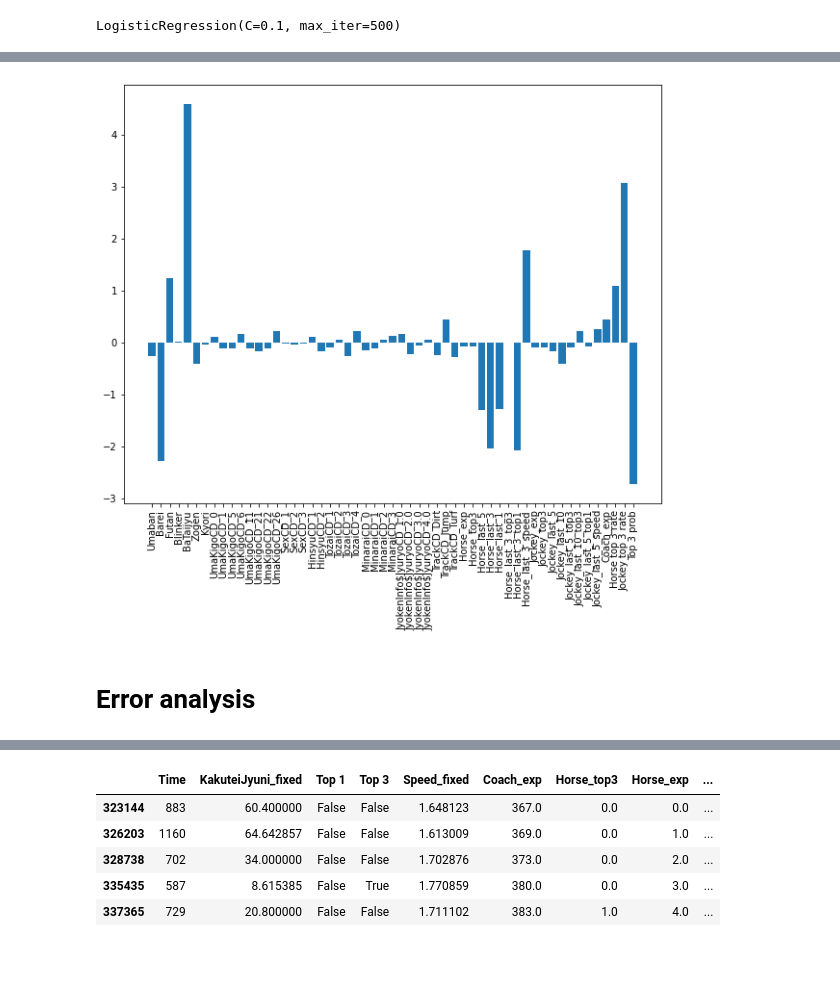
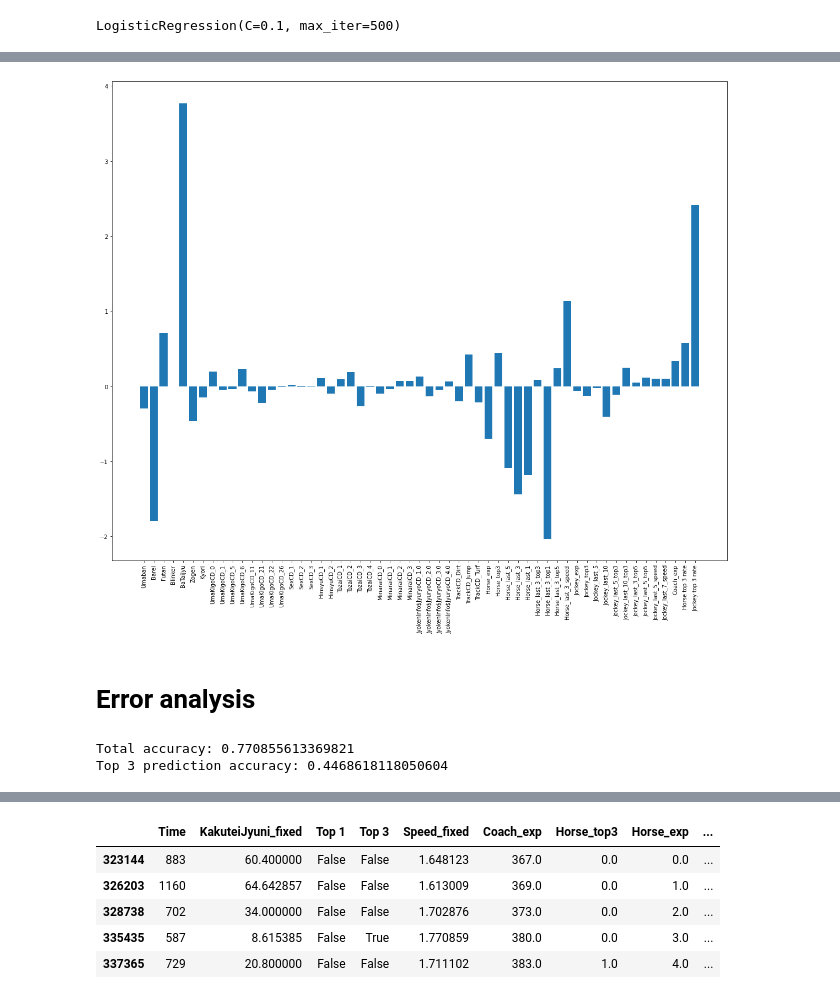
Before and after one commit to danhngan/Horse_racing_prediction, a Jupyter notebook: notebook/model.ipynb, the cells around one changed output, grey strips where cells are left out. Drawn from its saved outputs; the diff is of its cells as text; code cells hidden in the pictures; blank space fills up the shorter version.

Commit message:
fine tune dnn model

```diff
--- a/notebook/model.ipynb
+++ b/notebook/model.ipynb
@@ -147,7 +174,11 @@ df.isna().sum().sum()
 # %% [markdown]
 ## Split data
 # %%
-X_train, X_test, y_train, y_test, top3_train, top3_test, raceid_train, raceid_test = split_data(df.reset_index(drop=True), target_col='Top 3',
+X = df
+y = df['Top 3']
+top3 = df['Top 3']
+raceid = df['raceid']
+X_train, X_test, y_train, y_test, top3_train, top3_test, raceid_train, raceid_test = split_data(X, y, raceid, top3,
                                                                                                 drop_columns=drop_cols,
                                                                                                 select_cols=None,
                                                                                                 test_size=25402)
@@ -226,7 +211,0 @@ xticks = plt.xticks(rotation=90)
-# %%
-X_train, X_test, y_train, y_test, top3_train, top3_test, raceid_train, raceid_test = split_data(df.reset_index(drop=True), target_col='Top 3',
-                                                                                                drop_columns=drop_cols,
-                                                                                                select_cols=None,
-                                                                                                test_size=25402)
-print(X_train.shape, y_train.shape)
-print(X_test.shape, y_test.shape)
@@ -236,8 +211,0 @@ print(X_test.shape, y_test.shape)
-# %%
-scaler = MinMaxScaler()
-scaler.fit(X_train)
-X_train_sc = scaler.transform(X_train)
-X_test_sc = scaler.transform(X_test)
-# %%
-model_Log = LogisticRegression(max_iter=500, penalty='l2', C=0.1, class_weight='balanced')
-model_Log.fit(X_train_sc, y_train)
@@ -253,8 +219,8 @@ Top 3 prediction accuracy: 0.46761363636363634
 # %%
-plt.figure(figsize=(10,8))
-plt.bar(height=model_Log.coef_[0], x = X_train.columns)
+plt.figure(figsize=(20,16))
+plt.bar(height=model_Log.coef_[0], x = list(map(str, X_train.columns)))
 xticks = plt.xticks(rotation=90)
 # %% [output]
-[figure, old version]
+[figure, new version]
 # %% [markdown]
 # Error analysis
@@ -260,0 +229,7 @@ xticks = plt.xticks(rotation=90)
+# %%
+top3_pred = predict_top3_prob(model_Log, X_train_sc, raceid_train)
+print('Total accuracy:', accuracy_score(top3_train, top3_pred['Top 3']))
+print('Top 3 prediction accuracy:', top3_accuracy_score(top3_train.values, top3_pred['Top 3'].values))
+# %% [output]
+Total accuracy: 0.770855613369821
+Top 3 prediction accuracy: 0.4468618118050604
```
Also changed, not shown: parts of 49 cells of this notebook.
